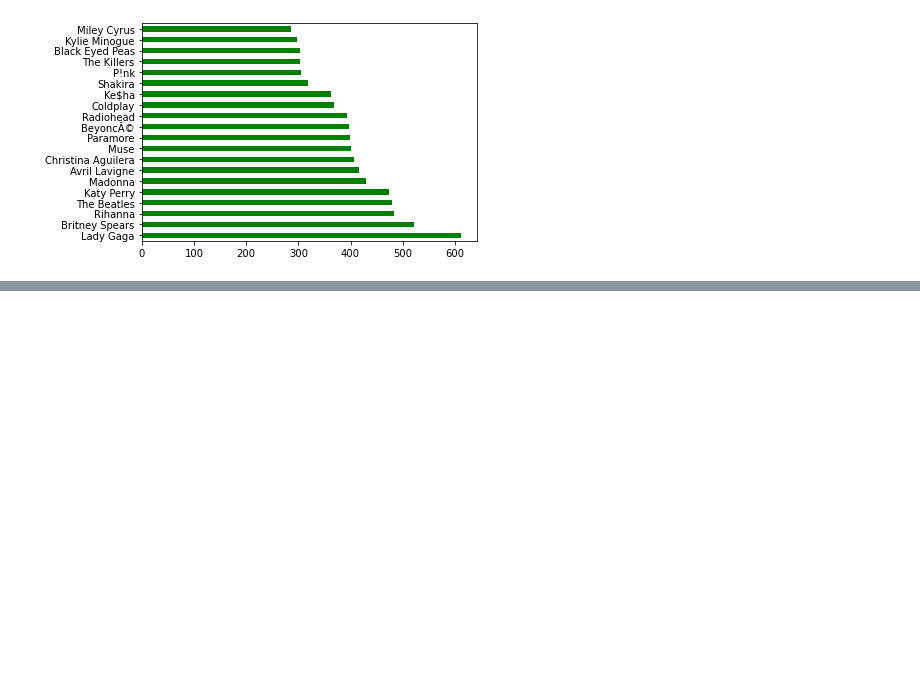
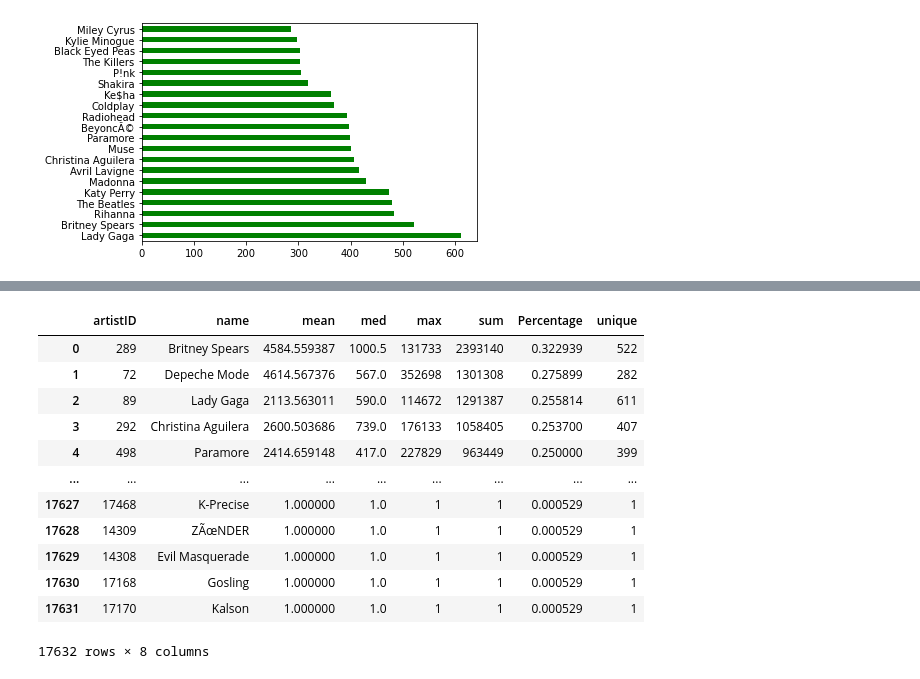
Before and after one commit to kiansweeney11/Ca4015-final-assignment, a Jupyter notebook: recommender.ipynb, the cells around one changed output, grey strips where cells are left out. Drawn from its saved outputs; the diff is of its cells as text; code cells hidden in the pictures; blank space fills up the shorter version.

```diff
--- a/recommender.ipynb
+++ b/recommender.ipynb
@@ -467,0 +441,6 @@ pt2.plot.bar(x = 'name', y = 'Percentage', rot = 40, figsize=(18, 6), color='gre
+# %%
+xyz = pd.DataFrame(played['name'].value_counts())
+# %%
+xyz = xyz.reset_index()
+# %%
+xyz.rename(columns={'index': 'name', 'name': 'unique'}, inplace=True)
@@ -467,0 +463,18 @@ pt2.plot.bar(x = 'name', y = 'Percentage', rot = 40, figsize=(18, 6), color='gre
+# %%
+merged_df = artdf.merge(xyz, how = 'inner', on = ['name', 'name'])
+# %%
+merged_df
+# %% [output]
+|  | artistID | name | mean | med | max | sum | Percentage | unique |
+| 0 | 289 | Britney Spears | 4584.559387 | 1000.5 | 131733 | 2393140 | 0.322939 | 522 |
+| 1 | 72 | Depeche Mode | 4614.567376 | 567.0 | 352698 | 1301308 | 0.275899 | 282 |
+| 2 | 89 | Lady Gaga | 2113.563011 | 590.0 | 114672 | 1291387 | 0.255814 | 611 |
+| 3 | 292 | Christina Aguilera | 2600.503686 | 739.0 | 176133 | 1058405 | 0.253700 | 407 |
+| 4 | 498 | Paramore | 2414.659148 | 417.0 | 227829 | 963449 | 0.250000 | 399 |
+| ... | ... | ... | ... | ... | ... | ... | ... | ... |
+| 17627 | 17468 | K-Precise | 1.000000 | 1.0 | 1 | 1 | 0.000529 | 1 |
+| 17628 | 14309 | ZÃœNDER | 1.000000 | 1.0 | 1 | 1 | 0.000529 | 1 |
+| 17629 | 14308 | Evil Masquerade | 1.000000 | 1.0 | 1 | 1 | 0.000529 | 1 |
+| 17630 | 17168 | Gosling | 1.000000 | 1.0 | 1 | 1 | 0.000529 | 1 |
+| 17631 | 17170 | Kalson | 1.000000 | 1.0 | 1 | 1 | 0.000529 | 1 |
+17632 rows × 8 columns
```
Also changed, not shown: parts of 75 cells of this notebook.
